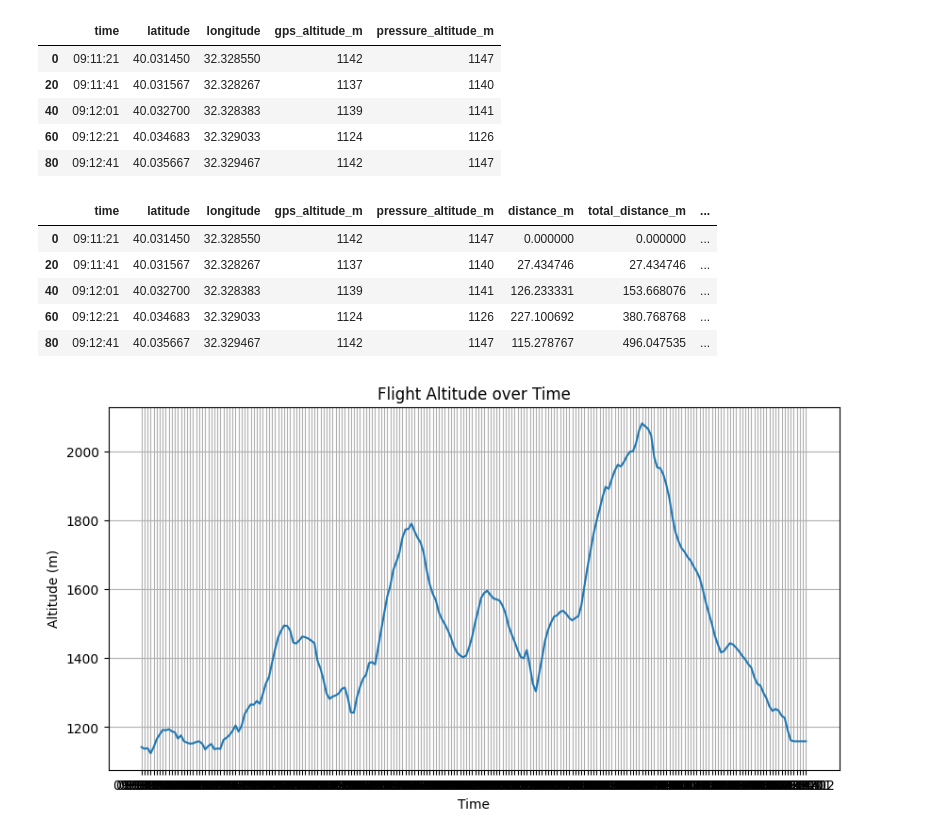
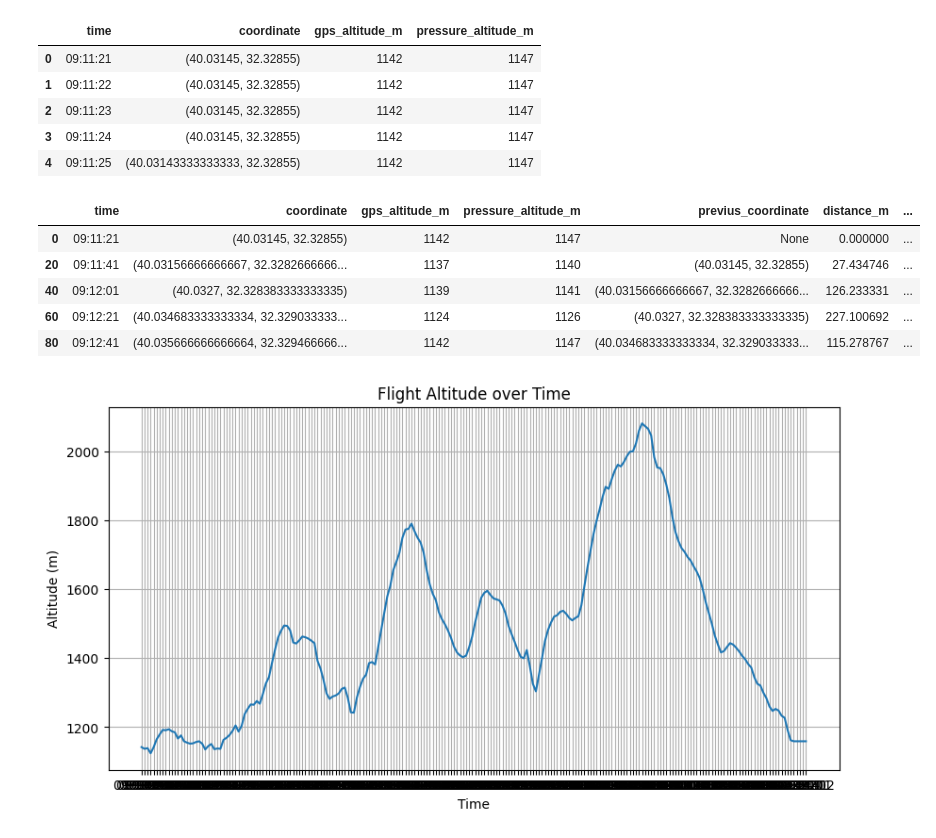
Before and after one commit to SerkanKurd/Paragliding_Flight_Analyses, a Jupyter notebook: Flight_Analyses.ipynb, the cells around one changed output. Saved outputs shown, nothing was run; the diff lists cells and outputs as text; code cells hidden in the pictures.

```diff
--- a/Flight_Analyses.ipynb
+++ b/Flight_Analyses.ipynb
@@ -35,84 +35,61 @@ def parse_trackpoint(line):
 
     return {
         "time": f"{hours:02}:{minutes:02}:{seconds:02}",
-        "latitude": latitude,
-        "longitude": longitude,
+        "coordinate": (latitude, longitude),
         "gps_altitude_m": gps_altitude,
         "pressure_altitude_m": pressure_altitude,
     }
 # %%
-# file_name = "2024-05-19 10_05_00.igc"
-# file_name = "2018-07-16 09_13_56.igc"
-file_name = "2024-08-03 09_11_21.igc"
+file_name = "data/2024-08-03 09_11_21.igc"
 
 with open(file_name, 'r') as file:
     lines = file.readlines()
 
 flight_data = [line for line in lines if line.startswith('B')]
-records = [parse_trackpoint(line) for line in flight_data]
-
-df = pd.DataFrame(records)
-
-for i in range(1, len(df)-1):
-    if i % 20 > 0:
-        df = df.drop([i])
-
-flight_loginterval = int(df["time"].iloc[1][-2:]) - \
-    int(df["time"].iloc[0][-2:])
+df = pd.DataFrame([parse_trackpoint(line) for line in flight_data])
+del lines, flight_data
 df.head()
 # %% [output]
-|  | time | latitude | longitude | gps_altitude_m | pressure_altitude_m |
-| 0 | 09:11:21 | 40.031450 | 32.328550 | 1142 | 1147 |
-| 20 | 09:11:41 | 40.031567 | 32.328267 | 1137 | 1140 |
-| 40 | 09:12:01 | 40.032700 | 32.328383 | 1139 | 1141 |
-| 60 | 09:12:21 | 40.034683 | 32.329033 | 1124 | 1126 |
-| 80 | 09:12:41 | 40.035667 | 32.329467 | 1142 | 1147 |
+|  | time | coordinate | gps_altitude_m | pressure_altitude_m |
+| 0 | 09:11:21 | (40.03145, 32.32855) | 1142 | 1147 |
+| 1 | 09:11:22 | (40.03145, 32.32855) | 1142 | 1147 |
+| 2 | 09:11:23 | (40.03145, 32.32855) | 1142 | 1147 |
+| 3 | 09:11:24 | (40.03145, 32.32855) | 1142 | 1147 |
+| 4 | 09:11:25 | (40.03143333333333, 32.32855) | 1142 | 1147 |
 # %%
-prev_coord = None
+for i in range(1, len(df)-1):
+    if i % 20 > 0:
+        df = df.drop([i])
 
+flight_loginterval = int(df["time"].iloc[1][-2:]) - int(df["time"].iloc[0][-2:])
 
-def calculate_distance(df):
-    global prev_coord
-    if prev_coord is None:
-        prev_coord = (df["latitude"], df["longitude"])
+def calculate_distance(row):
+    if row["previus_coordinate"] is None:
         return 0
-    coord1 = (df["latitude"], df["longitude"])
-    coord2 = prev_coord
-    prev_coord = coord1
-    return geodesic(coord1, coord2).meters
+    return geodesic(row["coordinate"], row["previus_coordinate"]).meters
 
 
 prev_total_distance = 0
-
-
 def caluculate_total_distance(row):
     global prev_total_distance
     prev_total_distance += row["distance_m"]
     return prev_total_distance
 
-
-start_loc = (df["latitude"].iloc[0], df["longitude"].iloc[0])
-
-
-def calculate_distance_from_start(row):
-    coord = (row["latitude"], row["longitude"])
-    return geodesic(start_loc, coord).meters
-
-
+df["previus_coordinate"] = df["coordinate"].shift(1)
 df["distance_m"] = df.apply(calculate_distance, axis=1)
-df["total_distance_m"] = df.apply(caluculate_total_distance, axis=1)
+df["total_distance_m"] = df.apply(lambda row: caluculate_total_distance(row), axis=1)
 df["climb_m"] = df["gps_altitude_m"].diff()
 df["climb_rate_m/s"] = df["climb_m"] / flight_loginterval
 df["speed_km/s"] = (df["distance_m"]/1000) / (flight_loginterval/3600)
-df["distance_from_start_m"] = df.apply(calculate_distance_from_start, axis=1)
+df["distance_from_start_m"] = df.apply(lambda row: geodesic(df["coordinate"].iloc[0], row["coordinate"]).meters, axis=1)
 df.head()
 # %% [output]
-|  | time | latitude | longitude | gps_altitude_m | pressure_altitude_m | distance_m | total_distance_m | ... |
-| 0 | 09:11:21 | 40.031450 | 32.328550 | 1142 | 1147 | 0.000000 | 0.000000 | ... |
-| 20 | 09:11:41 | 40.031567 | 32.328267 | 1137 | 1140 | 27.434746 | 27.434746 | ... |
-| 40 | 09:12:01 | 40.032700 | 32.328383 | 1139 | 1141 | 126.233331 | 153.668076 | ... |
-| 60 | 09:12:21 | 40.034683 | 32.329033 | 1124 | 1126 | 227.100692 | 380.768768 | ... |
-| 80 | 09:12:41 | 40.035667 | 32.329467 | 1142 | 1147 | 115.278767 | 496.047535 | ... |
+|  | time | coordinate | gps_altitude_m | pressure_altitude_m | previus_coordinate | distance_m | ... |
+| 0 | 09:11:21 | (40.03145, 32.32855) | 1142 | 1147 | None | 0.000000 | ... |
+| 20 | 09:11:41 | (40.03156666666667, 32.3282666666... | 1137 | 1140 | (40.03145, 32.32855) | 27.434746 | ... |
+| 40 | 09:12:01 | (40.0327, 32.328383333333335) | 1139 | 1141 | (40.03156666666667, 32.3282666666... | 126.233331 | ... |
+| 60 | 09:12:21 | (40.034683333333334, 32.329033333... | 1124 | 1126 | (40.0327, 32.328383333333335) | 227.100692 | ... |
+| 80 | 09:12:41 | (40.035666666666664, 32.329466666... | 1142 | 1147 | (40.034683333333334, 32.329033333... | 115.278767 | ... |
 # %%
 plt.figure(figsize=(10, 5))
 plt.plot(df['time'], df['gps_altitude_m'])
```
Also changed, not shown: parts of 4 cells of this notebook, 7 other files.
